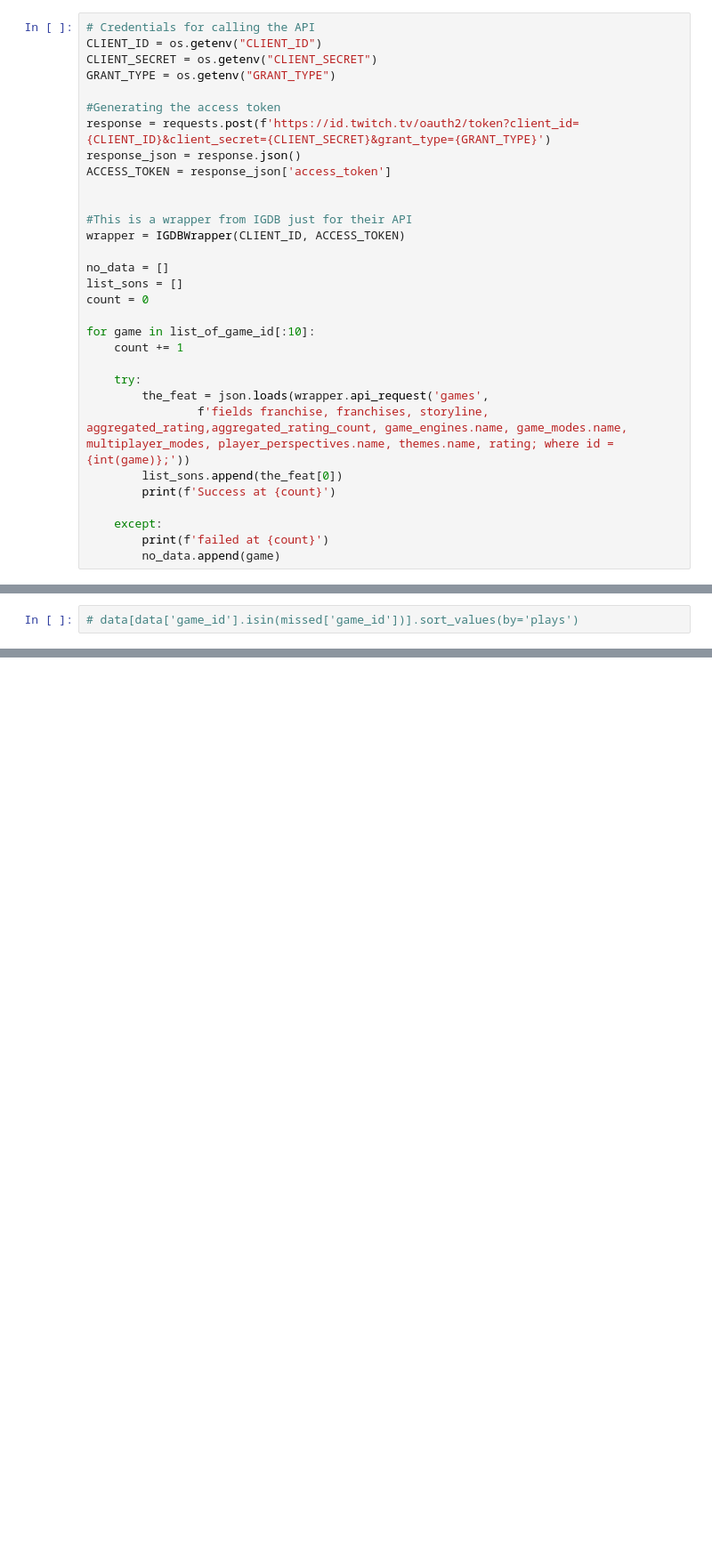
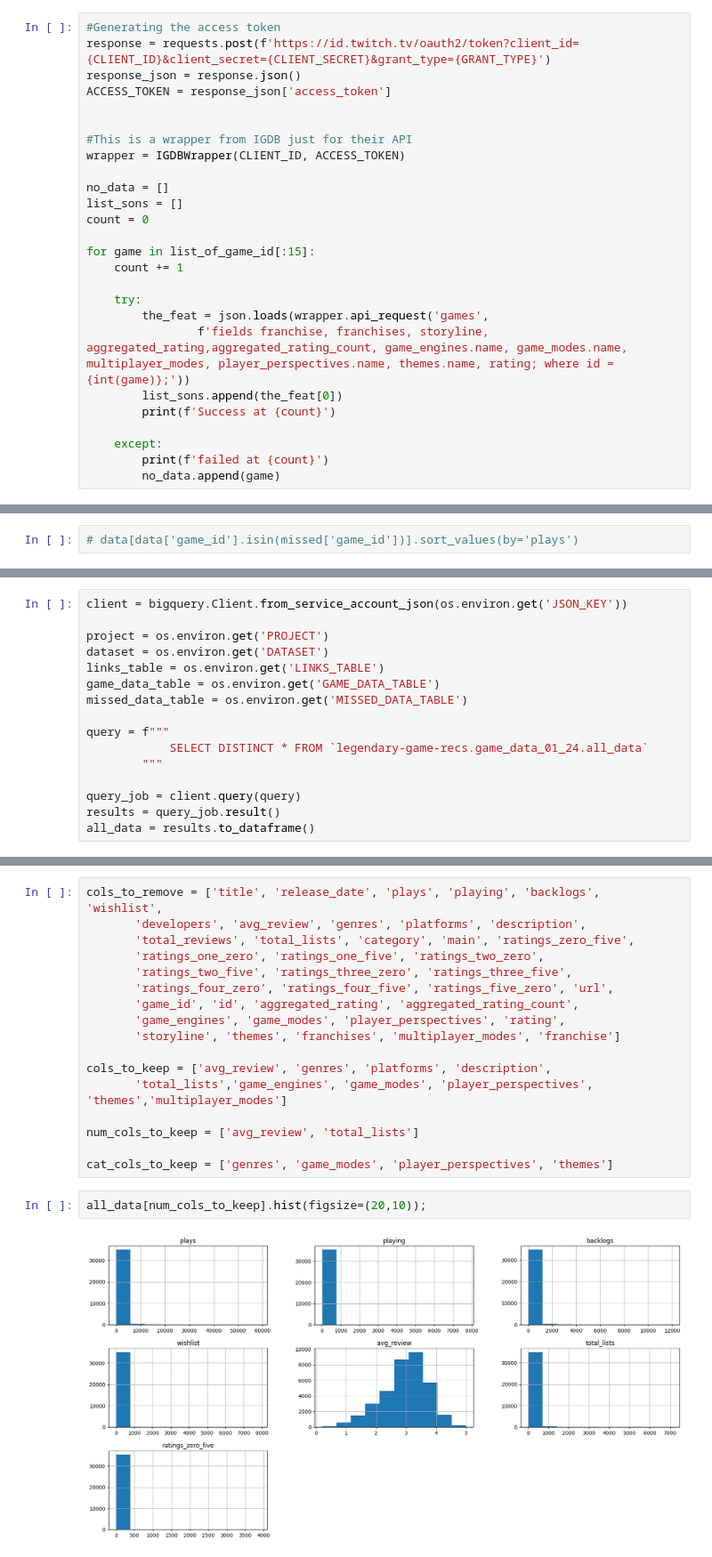
Before and after one commit to Ant-mel/legendary_game_recs, a Jupyter notebook: notebook/2024_test.ipynb, the cells around one changed output, grey strips where cells are left out. Shown at 89% size. Drawn from its saved outputs; the diff is of its cells as text; blank space fills up the shorter version.

```diff
--- a/notebook/2024_test.ipynb
+++ b/notebook/2024_test.ipynb
@@ -304,11 +308,6 @@ all_data.shapea1
 # for field in tabless.schema:
 #     print(f"{field.name}: {field.field_type},")
 # %%
-# Credentials for calling the API
-CLIENT_ID = os.getenv("CLIENT_ID")
-CLIENT_SECRET = os.getenv("CLIENT_SECRET")
-GRANT_TYPE = os.getenv("GRANT_TYPE")
-
 #Generating the access token
 response = requests.post(f'https://id.twitch.tv/oauth2/token?client_id={CLIENT_ID}&client_secret={CLIENT_SECRET}&grant_type={GRANT_TYPE}')
 response_json = response.json()
@@ -322,7 +321,7 @@ no_data = []
 list_sons = []
 count = 0
 
-for game in list_of_game_id[:10]:
+for game in list_of_game_id[:15]:
     count += 1
 
     try:
@@ -425,0 +434,16 @@ job = client.load_table_from_dataframe(missed, 'legendary-game-recs.game_data_01
+# %%
+client = bigquery.Client.from_service_account_json(os.environ.get('JSON_KEY'))
+
+project = os.environ.get('PROJECT')
+dataset = os.environ.get('DATASET')
+links_table = os.environ.get('LINKS_TABLE')
+game_data_table = os.environ.get('GAME_DATA_TABLE')
+missed_data_table = os.environ.get('MISSED_DATA_TABLE')
+
+query = f"""
+            SELECT DISTINCT * FROM `legendary-game-recs.game_data_01_24.all_data`
+        """
+
+query_job = client.query(query)
+results = query_job.result()
+all_data = results.to_dataframe()
@@ -425,0 +486,21 @@ job = client.load_table_from_dataframe(missed, 'legendary-game-recs.game_data_01
+# %%
+cols_to_remove = ['title', 'release_date', 'plays', 'playing', 'backlogs', 'wishlist',
+       'developers', 'avg_review', 'genres', 'platforms', 'description',
+       'total_reviews', 'total_lists', 'category', 'main', 'ratings_zero_five',
+       'ratings_one_zero', 'ratings_one_five', 'ratings_two_zero',
+       'ratings_two_five', 'ratings_three_zero', 'ratings_three_five',
+       'ratings_four_zero', 'ratings_four_five', 'ratings_five_zero', 'url',
+       'game_id', 'id', 'aggregated_rating', 'aggregated_rating_count',
+       'game_engines', 'game_modes', 'player_perspectives', 'rating',
+       'storyline', 'themes', 'franchises', 'multiplayer_modes', 'franchise']
+
+cols_to_keep = ['avg_review', 'genres', 'platforms', 'description',
+       'total_lists','game_engines', 'game_modes', 'player_perspectives', 'themes','multiplayer_modes']
+
+num_cols_to_keep = ['avg_review', 'total_lists']
+
+cat_cols_to_keep = ['genres', 'game_modes', 'player_perspectives', 'themes']
+# %%
+all_data[num_cols_to_keep].hist(figsize=(20,10));
+# %% [output]
+[figure, added]
```
Also changed, not shown: parts of 10 cells of this notebook, 1 other file.
